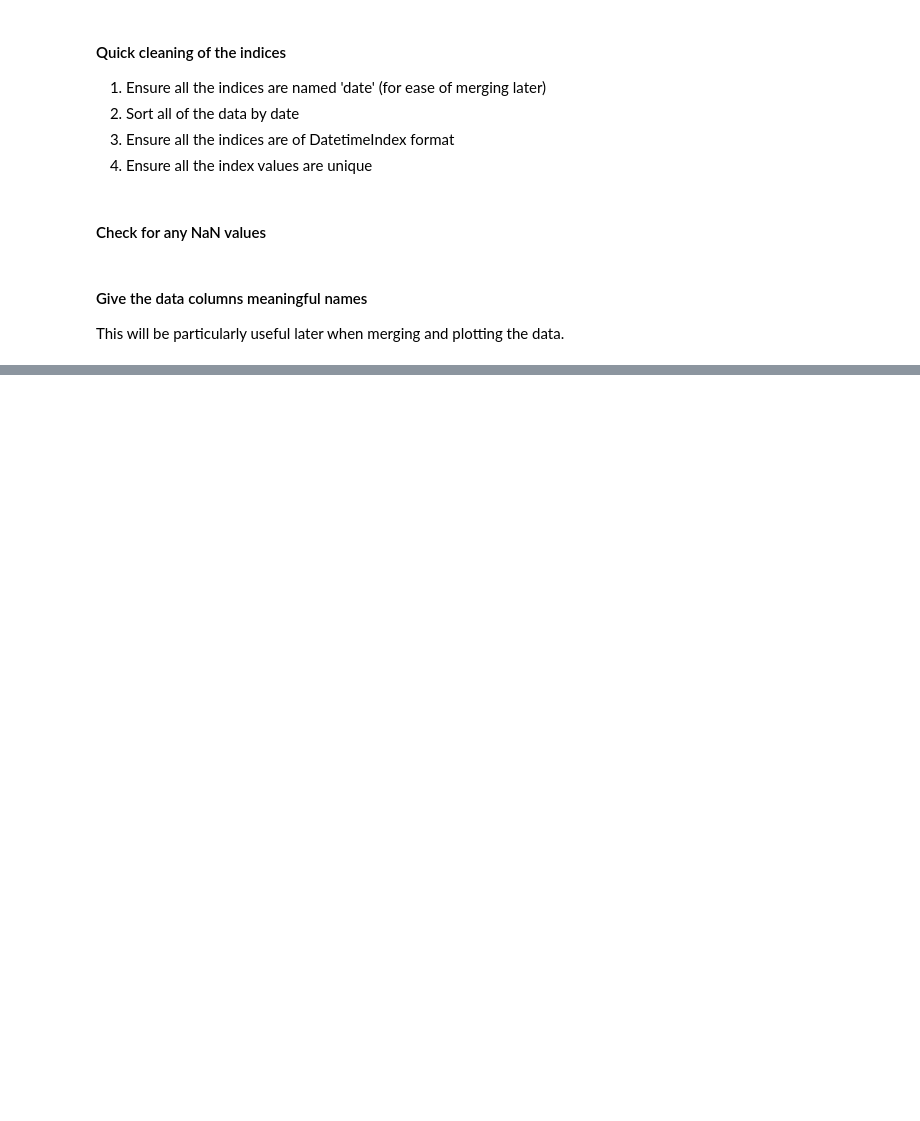
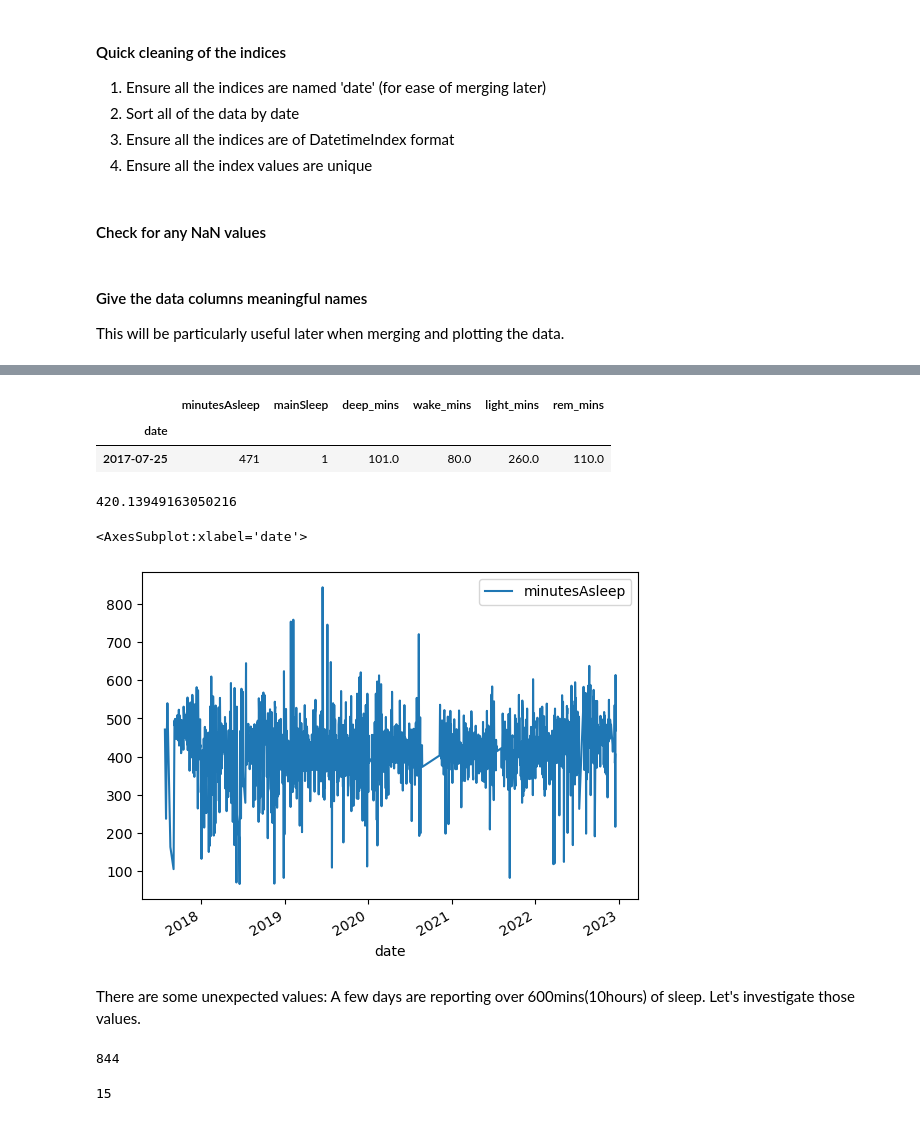
Before and after one commit to jackie-kinsler/sleep_analysis_py, a Jupyter notebook: clean_and_explore.ipynb, the cells around one changed output, grey strips where cells are left out. Cells and saved outputs as stored; diff of their text form; code cells hidden in the pictures; blank space fills up the shorter version.

```diff
--- a/clean_and_explore.ipynb
+++ b/clean_and_explore.ipynb
@@ -127,0 +118,27 @@ No day should have more than 60,000 steps.
+# %%
+sleep_detail_orig.head(1)
+# %% [output]
+|  | minutesAsleep | mainSleep | deep_mins | wake_mins | light_mins | rem_mins |
+| date |  |  |  |  |  |  |
+| 2017-07-25 | 471 | 1 | 101.0 | 80.0 | 260.0 | 110.0 |
+# %%
+# The average sleep is 7 hours
+sleep_detail_orig['minutesAsleep'].mean()
+# %% [output]
+420.13949163050216
+# %%
+sleep_detail_orig.plot(use_index=True, y='minutesAsleep')
+# %% [output]
+<AxesSubplot:xlabel='date'>
+[figure, added]
+# %% [markdown]
+There are some unexpected values: A few days are reporting over 600mins(10hours) of sleep. Let's investigate those values.
+# %%
+sleep_detail_orig['minutesAsleep'].max()
+# %% [output]
+844
+# %%
+# There are 15 days with sleep values over 600 minutes
+sleep_detail_orig[sleep_detail_orig['minutesAsleep'] > 600].shape[0]
+# %% [output]
+15
```
Also changed, not shown: parts of 53 cells of this notebook.
